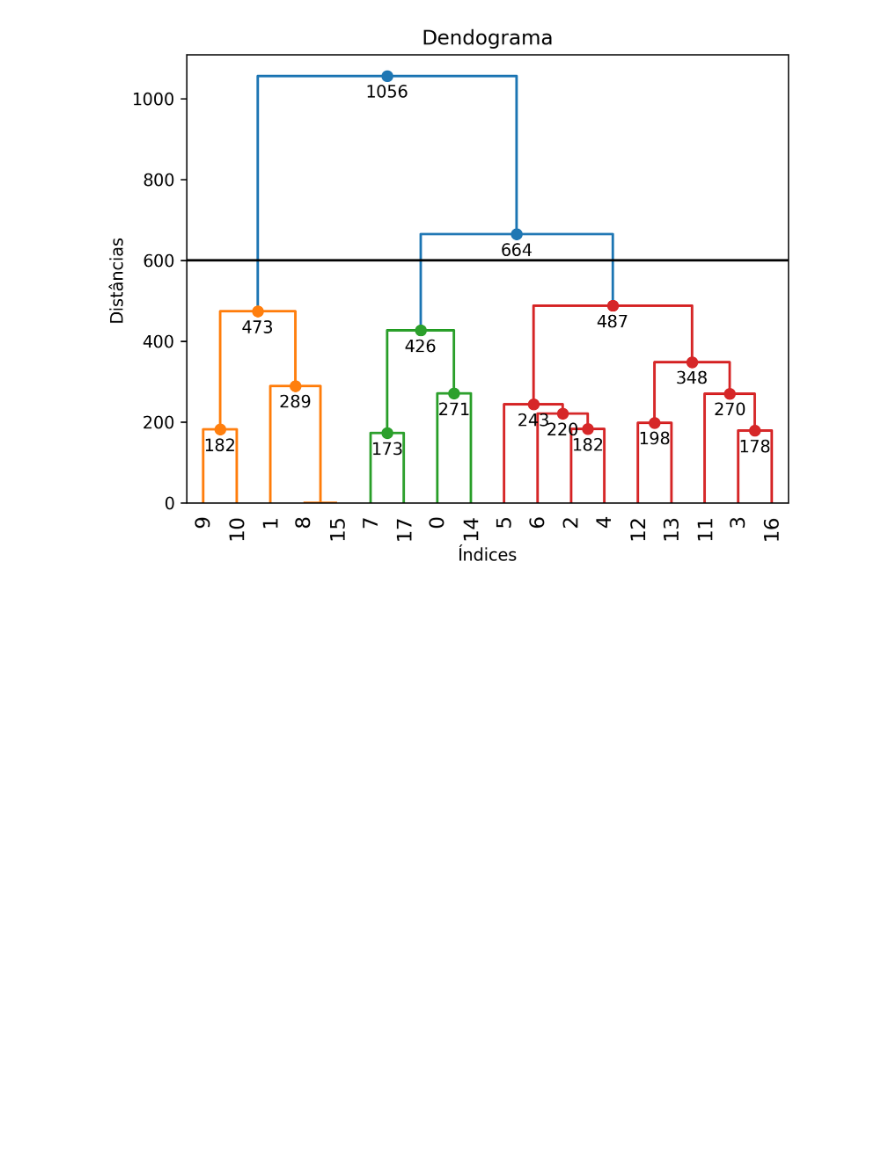
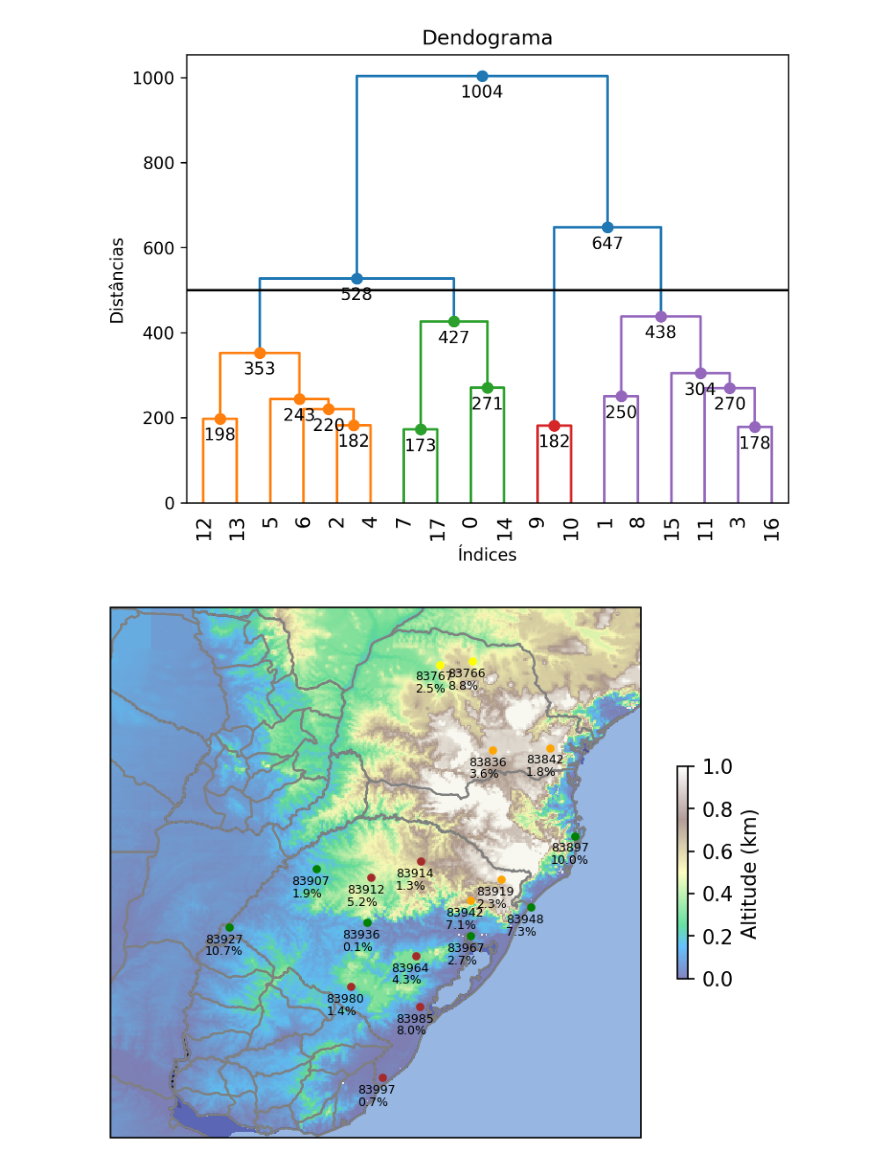
Before and after one commit to lucasdmarten/dissertacao, a Jupyter notebook: stations_parser.ipynb, the cells around one changed output. Drawn from its saved outputs; the diff is of its cells as text; code cells hidden in the pictures; blank space fills up the shorter version.

```diff
--- a/stations_parser.ipynb
+++ b/stations_parser.ipynb
@@ -66,6 +61,7 @@ cidades = pd.DataFrame(dict(names=names, lons=lons, lats=lats, alt=alt, codes=co
 dfs = list()
 for i, code in enumerate(codes):
     df_code = df_concat[df_concat['cod']==code]
+    df_code = df_times.combine_first(df_code)
     info = df_code.iloc[:, [-1, -3, -10]]
     df_code = df_code.assign(tmean=df_code['TEMPERATURA MEDIA COMPENSADA, DIARIA(°C)'])
     #df_code.assign(tmean=df_code.iloc[:, [4,6]].mean(axis=1))
@@ -74,15 +70,14 @@ for i, code in enumerate(codes):
     _df = pd.DataFrame({code:df_final['tmean'].values}, index=df_final['index']).T
     dfs.append(_df)
 
-#dfs = [_.iloc[1:] for _ in dfs]
 
 data2group = pd.DataFrame([df.values.ravel() for df in dfs], columns=[str(c).split(' ')[0] for c in _df.columns], index=[str(df.index[0]) for df in dfs])
 data2group = data2group.reset_index()
 idx2code = data2group['index'].to_dict()
 
 data = data2group.iloc[:, 1:]
-data.iloc[8,:] = data.iloc[8,:].fillna(data.iloc[8,:].mean())
-data.iloc[15,:] = data.iloc[8,:].fillna(data.iloc[15,:].mean())
+#data.iloc[8,:] = data.iloc[8,:].fillna(data.iloc[8,:].mean())
+#data.iloc[15,:] = data.iloc[8,:].fillna(data.iloc[15,:].mean())
 # %%
 def fancy_dendrogram(*args, **kwargs):
     max_d = kwargs.pop('max_d', None)
@@ -131,24 +105,79 @@ data
 # %%
 from scipy.cluster.hierarchy import dendrogram, linkage
 from matplotlib import pyplot as plt
 from scipy.spatial.distance import pdist
 from scipy.cluster.hierarchy import fcluster
 
-max_d = 600
+max_d = 500
 Z = linkage(pdist(data.values), 'ward')
 clusters = fcluster(Z,max_d,criterion='distance')
 
 fig = plt.figure(dpi=300)
 D = fancy_dendrogram(
     Z,
     truncate_mode='lastp',
     leaf_rotation=90.,
     leaf_font_size=12.,
     show_contracted=True,
     annotate_above=10,
     max_d=max_d,
 )
 plt.savefig('dendogram.png')
 plt.show()
+
+colors = {'C1': 'brown', 'C2': 'orange', 'C3': 'yellow', 'C4': 'green'} #, 'C5': 'brown', 'C6':'pink'}
+codes = [idx2code.get(int(ivl)) for ivl in D['ivl']]
+groups = D['leaves_color_list']
+codes2group = dict(zip(codes, groups))
+codes2color = {k:colors.get(v) for k, v in codes2group.items()}
+
+def get_groups(group):
+    return [k for k, v in codes2group.items() if v == group]
+
+g1 = np.nanmean([data2group[data2group['index'] == g].iloc[:,1:].values[0] for g in get_groups('C1')], axis=0)
+g2 = np.nanmean([data2group[data2group['index'] == g].iloc[:,1:].values[0] for g in get_groups('C2')], axis=0)
+g3 = np.nanmean([data2group[data2group['index'] == g].iloc[:,1:].values[0] for g in get_groups('C3')], axis=0)
+g4 = np.nanmean([data2group[data2group['index'] == g].iloc[:,1:].values[0] for g in get_groups('C4')], axis=0)
+
+etopo = xr.open_dataset("/media/lucaspc/HD/statics/etopo_0p01.nc")
+etopo = xr.where(etopo<0, np.nan, etopo)
+etopo = xr.where(etopo>1000, 1000, etopo)
+
+fig = plt.figure(dpi=150)
+
+ax = plt.axes(projection=ccrs.PlateCarree())
+extent = [-60, -47, -35, -22]
+ax.set_extent(extent, crs=ccrs.PlateCarree())
+
+
+ax.add_feature(cfeature.LAND, edgecolor='gray')
+ax.add_feature(cfeature.BORDERS, linestyle=':')
+ax.add_feature(cfeature.OCEAN, edgecolor='gray')
+ax.add_feature(cfeature.STATES, edgecolor='gray')
+etopo = etopo['z'] / 1000
+cb = etopo.plot(ax=ax, cmap='terrain', alpha=0.6, add_colorbar=False)
+plt.colorbar(cb, ax=ax, label='Altitude (km)', shrink=0.4)
+
+marker = 'o'
+for idx, row in cidades.iterrows():
+
+    color = codes2color.get(row['codes'])
+
+    ax.scatter(row['lons'], row['lats'], transform=ccrs.PlateCarree(),
+          color=color, s=10, zorder=5, marker=marker)
+    ax.text(row['lons']-0.6, row['lats']-0.6, str(row['percent_null']) + '%',
+            transform=ccrs.PlateCarree(),
+            fontsize=6,
+            color='black', zorder=100,
+            verticalalignment='center')
+    ax.text(row['lons']-0.6, row['lats']-0.3, row['codes'],
+            transform=ccrs.PlateCarree(),
+            fontsize=6,
+            color='black',
+            verticalalignment='center')
+
+plt.savefig('stations.png')
+plt.show()
 # %% [output]
-[figure, old version]
+[figure, new version]
+[figure, added]
```
Also changed, not shown: parts of 9 cells of this notebook, 3 other files.
